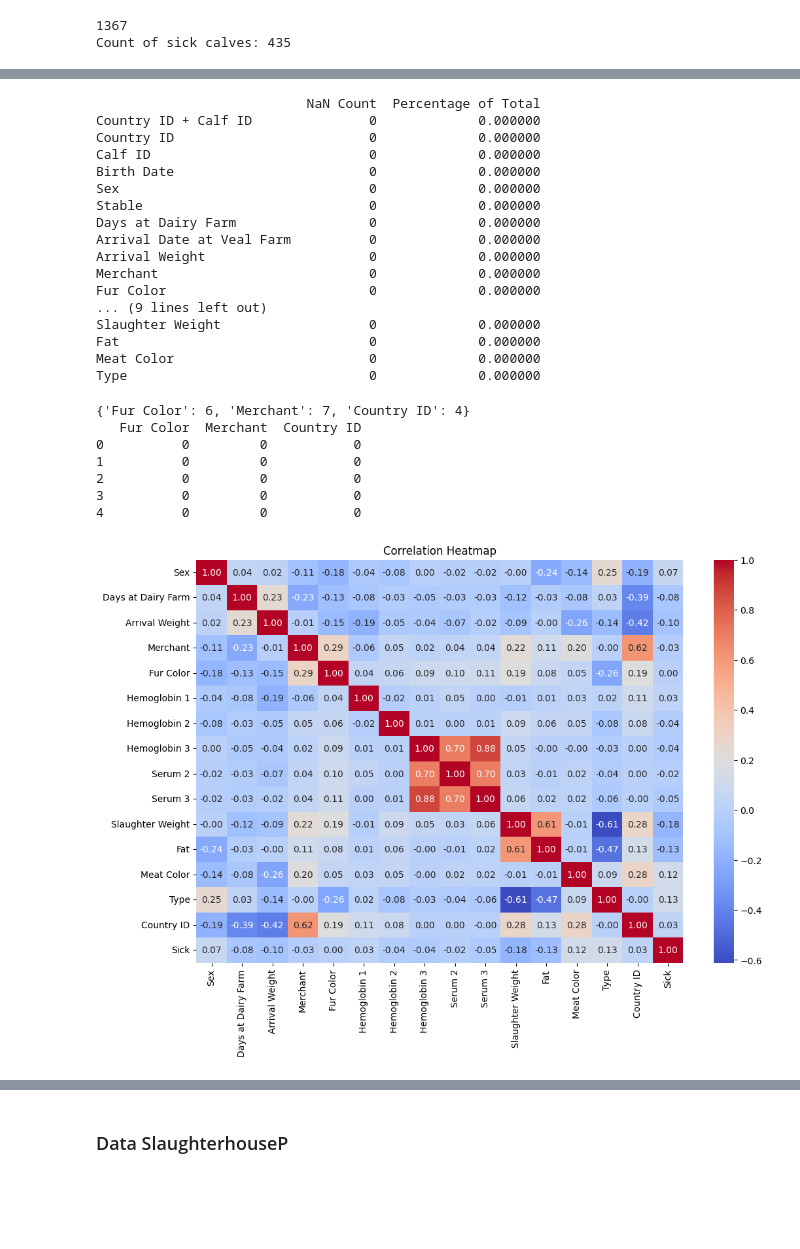
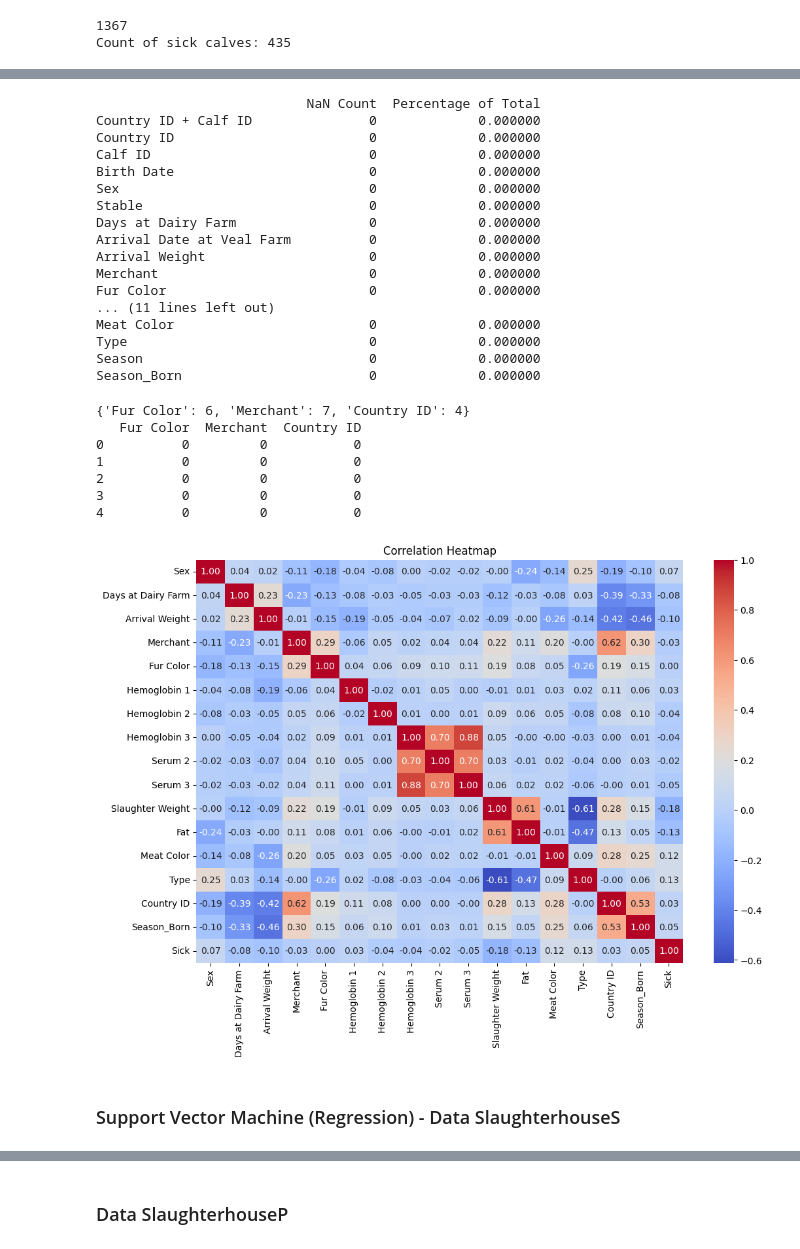
Before and after one commit to AI-Farming-Thewi/cows_analysis, a Jupyter notebook: Farms analysis.ipynb, the cells around one changed output, grey strips where cells are left out. Saved outputs shown, nothing was run; the diff lists cells and outputs as text; code cells hidden in the pictures; blank space fills up the shorter version.

Commit message:
Added season born (derived from birth date)
Again no individual correlation with getting sick.

```diff
--- a/Farms analysis.ipynb
+++ b/Farms analysis.ipynb
@@ -2873,3 +2873,24 @@ print(f'Count of sick calves: {count_sick}')
 # %% [output]
 1367
 Count of sick calves: 435
+# %%
+combined_df['Birth Date'] = pd.to_datetime(combined_df['Birth Date'], dayfirst=True)
+
+def get_season(month):
+    if month in [3, 4, 5]:
+        return 'Spring'
+    elif month in [6, 7, 8]:
+        return 'Summer'
+    elif month in [9, 10, 11]:
+        return 'Autumn'
+    else:
+        return 'Winter'
+
+combined_df['Season'] = combined_df['Birth Date'].dt.month.apply(get_season)
+
+combined_df['Season_Born'] = pd.factorize(combined_df['Season'])[0]
+
+print(combined_df[['Birth Date', 'Season', 'Season_Born']].head())
+season_counts = combined_df['Season'].value_counts()
+print("Number of calves born in each season:")
+print(season_counts)
@@ -2896,11 +2931,11 @@ Arrival Date at Veal Farm          0             0.000000
 Arrival Weight                     0             0.000000
 Merchant                           0             0.000000
 Fur Color                          0             0.000000
-... (9 lines left out)
-Slaughter Weight                   0             0.000000
-Fat                                0             0.000000
+... (11 lines left out)
 Meat Color                         0             0.000000
 Type                               0             0.000000
+Season                             0             0.000000
+Season_Born                        0             0.000000
 # %%
 combined_df['Fur Color'] = pd.factorize(combined_df['Fur Color'])[0]
 combined_df['Merchant'] = pd.factorize(combined_df['Merchant'])[0]
@@ -2926,15 +2961,17 @@ print(combined_df[['Fur Color', 'Merchant', 'Country ID']].head(5))
 # %%
 numeric_df = combined_df[['Sex', 'Days at Dairy Farm', 'Arrival Weight',
                           'Merchant', 'Fur Color', 'Hemoglobin 1',
                           'Hemoglobin 2', 'Hemoglobin 3', 'Serum 2',
                           'Serum 3', 'Slaughter Weight',
-                          'Fat', 'Meat Color', 'Type', 'Country ID', 'Sick']]
+                          'Fat', 'Meat Color', 'Type', 'Country ID', 'Season_Born', 'Sick']]
 
 correlations = numeric_df.corr()
 
 plt.figure(figsize=(12, 8))
 sns.heatmap(correlations, annot=True, fmt=".2f", cmap='coolwarm', cbar=True)
 plt.title('Correlation Heatmap')
 plt.show()
 # %% [output]
-[figure, old version]
+[figure, new version]
+# %% [markdown]
+### Support Vector Machine (Regression) - Data SlaughterhouseS
```
Also changed, not shown: parts of 16 cells of this notebook.
